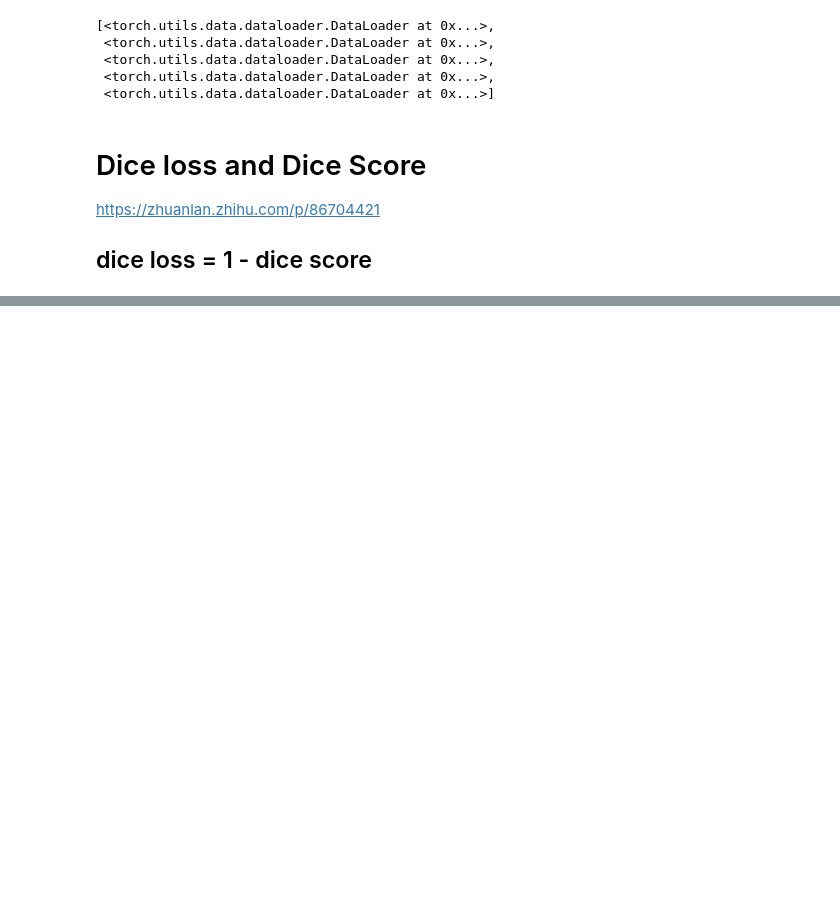
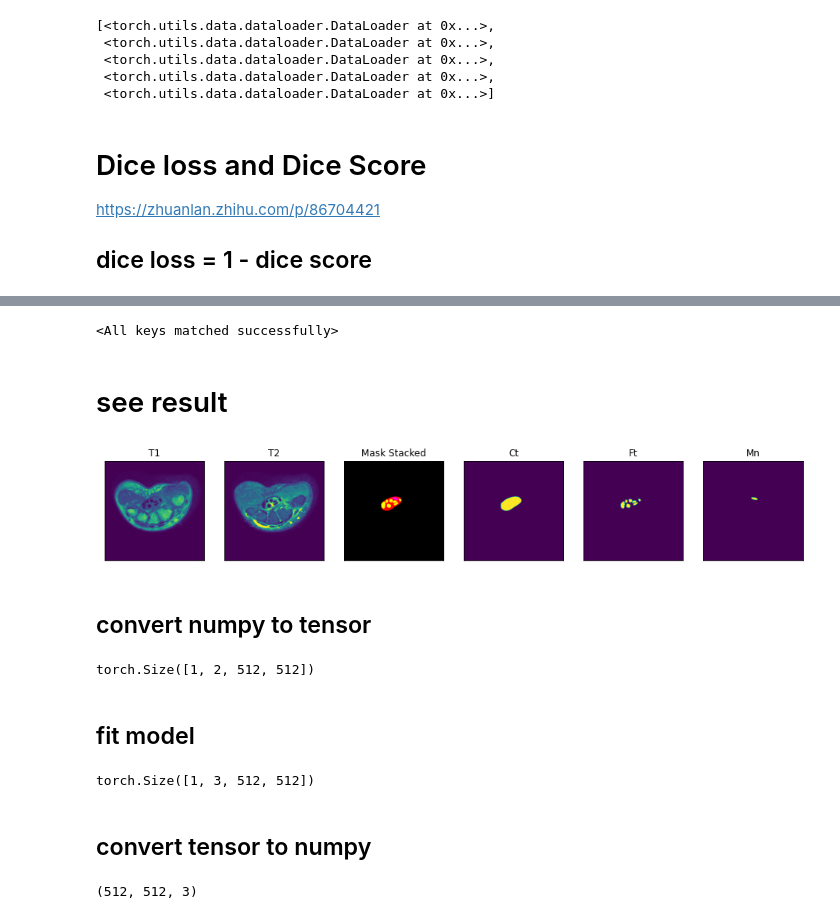
Before and after one commit to jefffang19/image_processing_final, a Jupyter notebook: train.ipynb, the cells around one changed output, grey strips where cells are left out. Cells and saved outputs as stored; diff of their text form; code cells hidden in the pictures; blank space fills up the shorter version.

Commit message:
Add show prediction result and iou/dice

```diff
--- a/train.ipynb
+++ b/train.ipynb
@@ -593,8 +606,13 @@ five_fold_dice
+# %%
+model = smp.UnetPlusPlus(encoder_weights=None, in_channels=2, classes=3, activation='sigmoid')
+model.load_state_dict(torch.load(load_model_path, map_location='cpu'))
+# %% [output]
+<All keys matched successfully>
+# %% [markdown]
+# see result
 # %%
 testset_path = F"/content/gdrive/My Drive/ip_final/data/test"
 
 testset = Dataset(
     testset_path,
-    augmentation=get_training_augmentation(),
-    preprocessing=get_preprocessing_no_pretrain(),
 )
@@ -602,0 +619,16 @@ test_loader = DataLoader(testset, batch_size=1, shuffle=False, num_workers=4)
+# %%
+x, y = testset[1]
+
+# visual input data and mask
+visualize(
+    t1=x[...,0],
+    t2=x[...,1],
+    mask_stacked=y,
+    ct=y[...,0],
+    ft=y[...,1],
+    mn=y[...,2]
+)
+# %% [output]
+[figure, added]
+# %% [markdown]
+## convert numpy to tensor
@@ -602,0 +640,41 @@ test_loader = DataLoader(testset, batch_size=1, shuffle=False, num_workers=4)
+# %%
+# pad to three dimension so we can use transform
+_x = np.stack((x[...,0], x[...,1], np.zeros((x.shape[0], x.shape[1]), dtype=np.float32)), axis=2)
+
+# convert to tensor
+image_tensor = transform(_x)
+
+# take the first two images
+image_tensor = image_tensor[0:2]
+
+# make batch size == 1
+image_tensor = image_tensor.unsqueeze(0)
+
+# cast to float
+image_tensor = image_tensor.float()
+
+image_tensor.shape
+# %% [output]
+torch.Size([1, 2, 512, 512])
+# %% [markdown]
+## fit model
+# %%
+model.eval()
+
+pred = model(image_tensor)
+
+pred.shape
+# %% [output]
+torch.Size([1, 3, 512, 512])
+# %% [markdown]
+## convert tensor to numpy
+# %%
+# convert tensor to numpy
+np_pred = pred.detach().cpu().numpy().squeeze()
+
+# switch axis
+np_pred = np.transpose(np_pred, (1, 2, 0))
+
+np_pred.shape
+# %% [output]
+(512, 512, 3)
```
Also changed, not shown: parts of 24 cells of this notebook.
